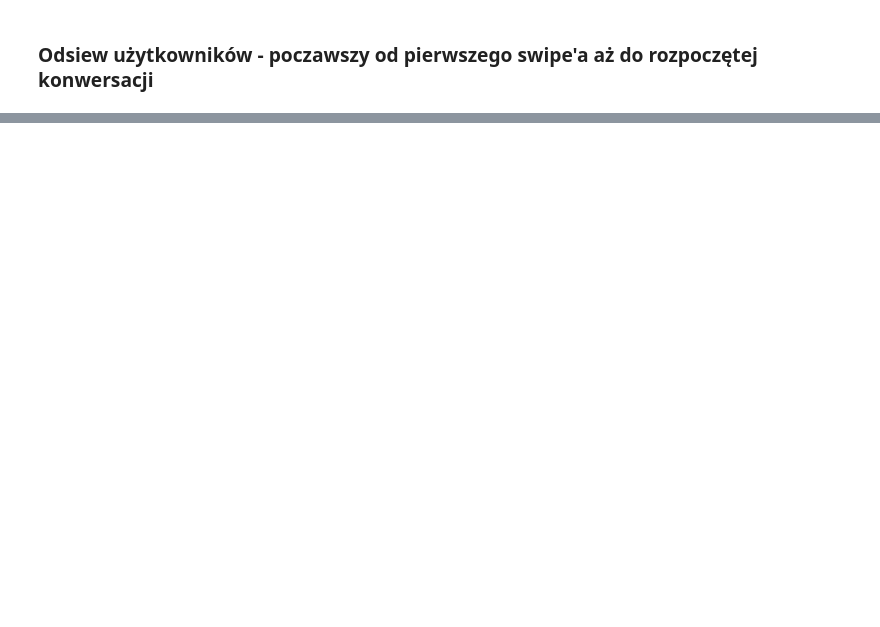
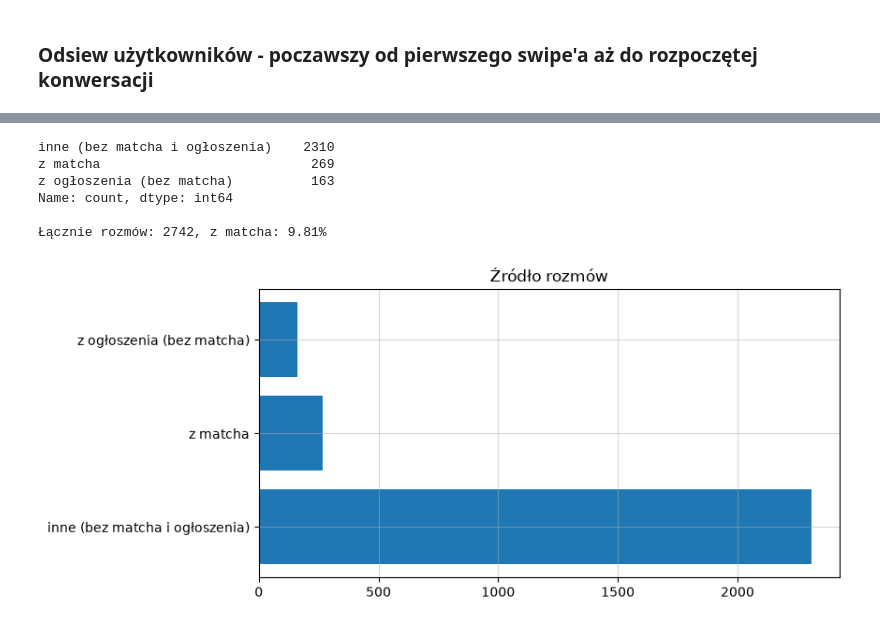
Before and after one commit to banacchini/digital-media-analysis, a Jupyter notebook: notebooks/EDA.ipynb, the cells around one changed output, grey strips where cells are left out. Cells and saved outputs as stored; diff of their text form; code cells hidden in the pictures; blank space fills up the shorter version.

```diff
--- a/notebooks/EDA.ipynb
+++ b/notebooks/EDA.ipynb
@@ -493,0 +665,23 @@ print(funnel_df.to_string(index=False))
+# %%
+chat_source = np.select(
+    [chats_df["from_match"], chats_df["source_listing_key"].notna()],
+    ["z matcha", "z ogłoszenia (bez matcha)"],
+    default="inne (bez matcha i ogłoszenia)",
+)
+chat_source_counts = pd.Series(chat_source).value_counts()
+print(chat_source_counts)
+print(f"\nŁącznie rozmów: {len(chats_df)}, z matcha: {chats_df['from_match'].mean() * 100:.2f}%")
+
+plt.figure(figsize=(8, 4))
+plt.barh(chat_source_counts.index, chat_source_counts.values)
+plt.title("Źródło rozmów")
+plt.grid(alpha=0.5)
+plt.show()
+# %% [output]
+inne (bez matcha i ogłoszenia)    2310
+z matcha                           269
+z ogłoszenia (bez matcha)          163
+Name: count, dtype: int64
+
+Łącznie rozmów: 2742, z matcha: 9.81%
+[figure, added]
```
Also changed, not shown: parts of 36 cells of this notebook, 5 other files.
